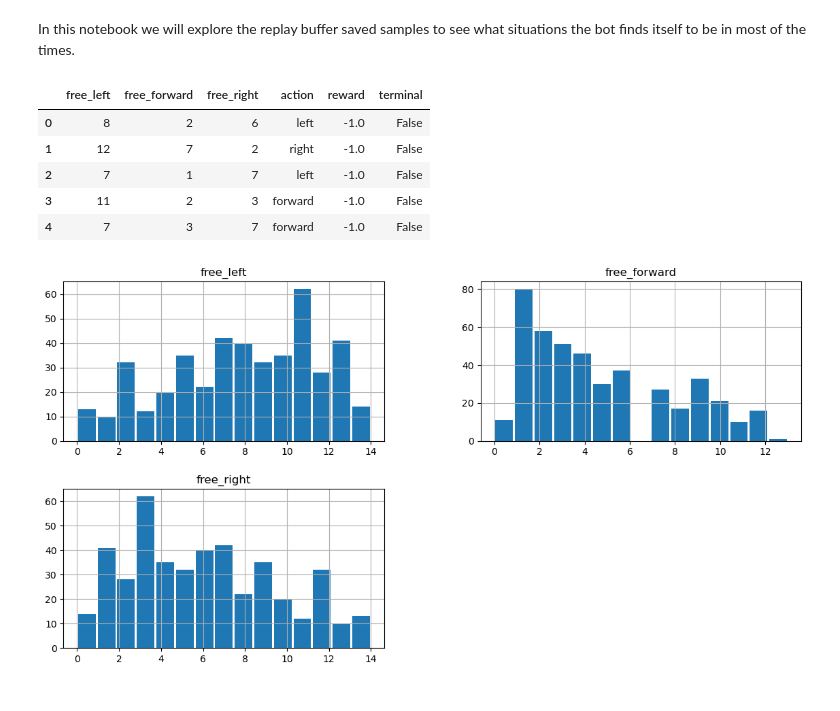
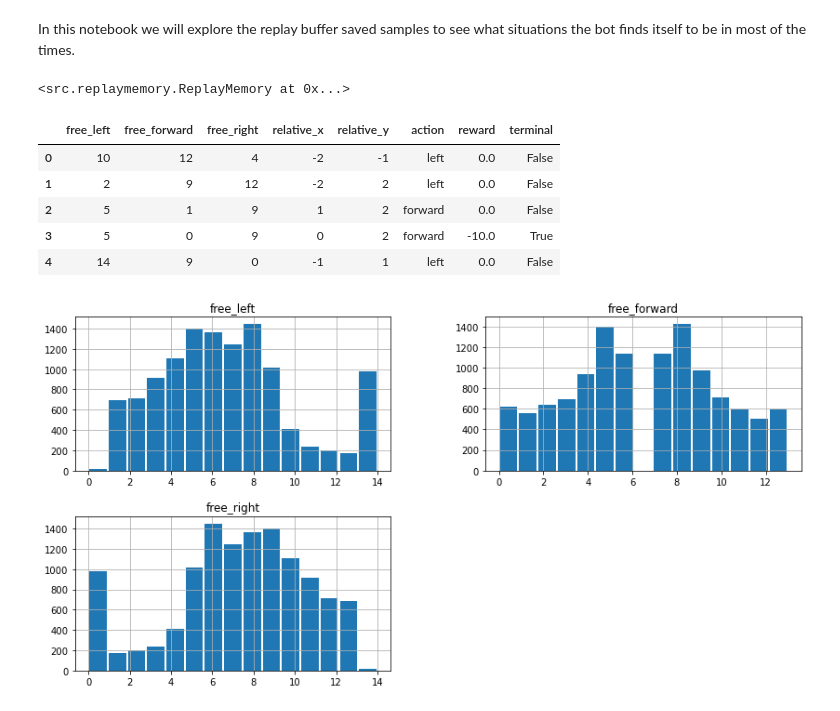
Before and after one commit to zanocrate/snake-rl, a Jupyter notebook: explore_replay_buffer.ipynb, the cells around one changed output. Drawn from its saved outputs; the diff is of its cells as text; code cells hidden in the pictures.

```diff
--- a/explore_replay_buffer.ipynb
+++ b/explore_replay_buffer.ipynb
@@ -19,32 +19,40 @@ replay_memory.load('./data/replaybuffer/')
 # %%
 from src.models.NN_custom_features import DQN
 model = DQN(config['env']['history_length'])
+# %%
+replay_memory
+# %% [output]
+<src.replaymemory.ReplayMemory at 0x...>
 # %%
+n_samples = 2000
+
 # get transformed features for the states
-t_s = model._get_features(replay_memory[:]['s']).int()
+t_s = model._get_features(replay_memory[:n_samples]['s']).int()
 # turn it into a dataframe
 df = pd.DataFrame(
     {
         'free_left' : t_s[:,0],
         'free_forward' : t_s[:,1],
         'free_right' : t_s[:,2],
-        'action' : replay_memory[:]['a'],
-        'reward' : replay_memory[:]['r'],
-        'terminal' : replay_memory[:]['terminal'].bool()
+        'relative_x' : t_s[:,3],
+        'relative_y' : t_s[:,4],
+        'action' : replay_memory[:n_samples]['a'],
+        'reward' : replay_memory[:n_samples]['r'],
+        'terminal' : replay_memory[:n_samples]['terminal'].bool()
     }
 )
 
 # change action to string
 df['action'] = df['action'].replace({0:'left', 1:'forward', 2:'right'})
 
 df.head()
 # %% [output]
-|  | free_left | free_forward | free_right | action | reward | terminal |
-| 0 | 8 | 2 | 6 | left | -1.0 | False |
-| 1 | 12 | 7 | 2 | right | -1.0 | False |
-| 2 | 7 | 1 | 7 | left | -1.0 | False |
-| 3 | 11 | 2 | 3 | forward | -1.0 | False |
-| 4 | 7 | 3 | 7 | forward | -1.0 | False |
+|  | free_left | free_forward | free_right | relative_x | relative_y | action | reward | terminal |
+| 0 | 10 | 12 | 4 | -2 | -1 | left | 0.0 | False |
+| 1 | 2 | 9 | 12 | -2 | 2 | left | 0.0 | False |
+| 2 | 5 | 1 | 9 | 1 | 2 | forward | 0.0 | False |
+| 3 | 5 | 0 | 9 | 0 | 2 | forward | -10.0 | True |
+| 4 | 14 | 9 | 0 | -1 | 1 | left | 0.0 | False |
 # %%
 df[~df['terminal']].hist(
     ['free_left','free_forward','free_right'],
@@ -54,7 +62,7 @@ df[~df['terminal']].hist(
     )
 plt.show()
 # %% [output]
-[figure, old version]
+[figure, new version]
 # %%
 df.action.hist()
 # %% [output]
```
Also changed, not shown: parts of 2 cells of this notebook, 14 other files.
